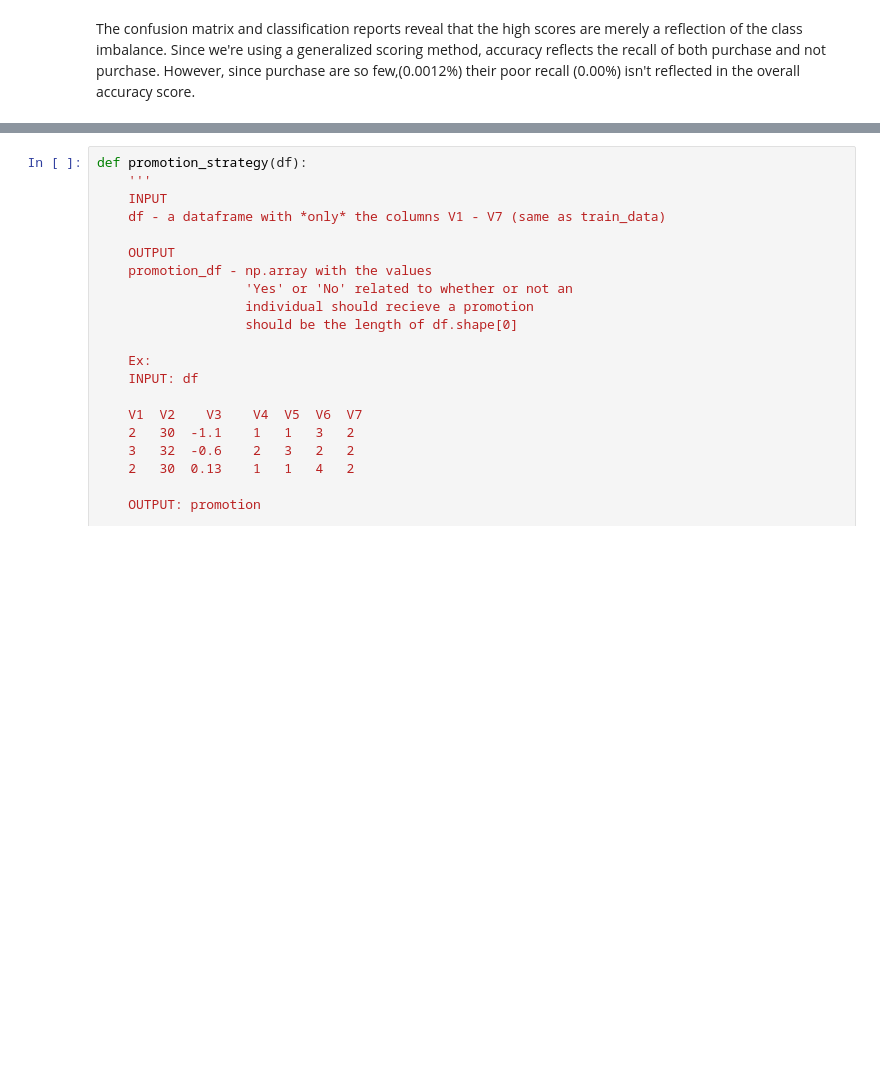
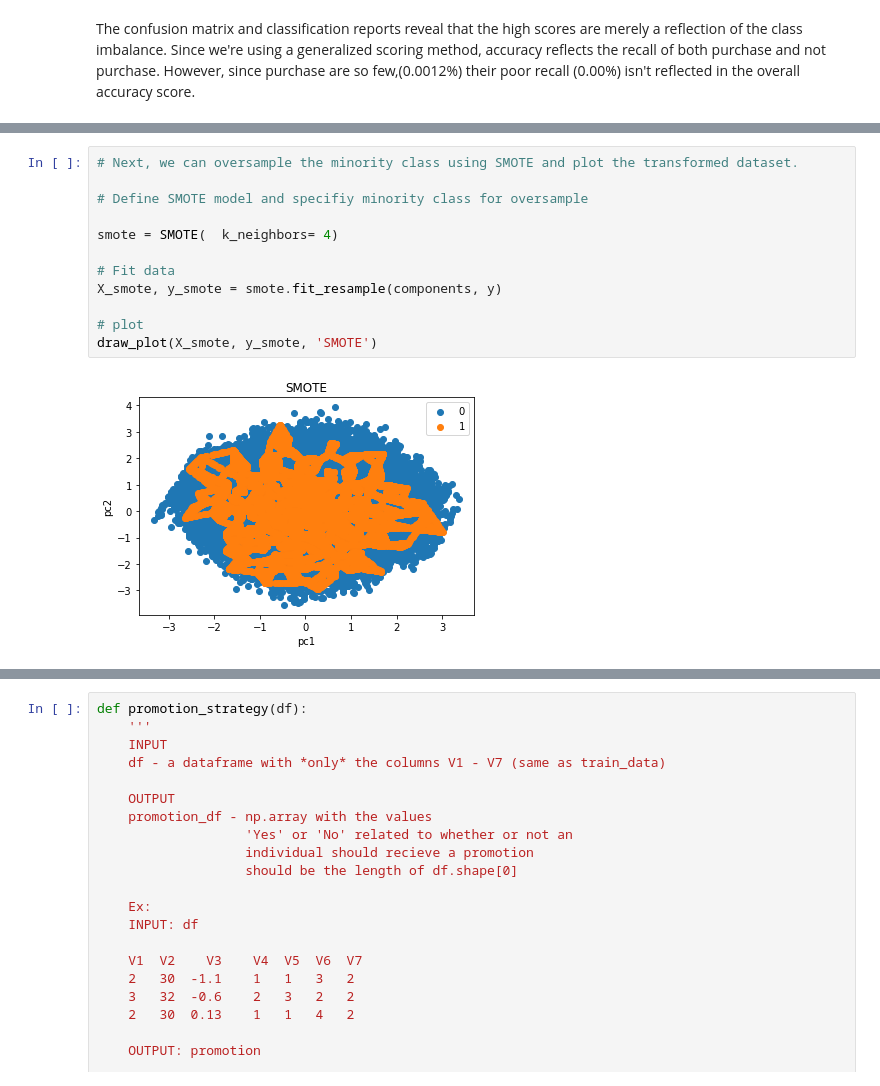
Before and after one commit to TeddyTessema/Starbucks-promotion-experiment, a Jupyter notebook: Starbucks.ipynb, the cells around one changed output, grey strips where cells are left out. Drawn from its saved outputs; the diff is of its cells as text; blank space fills up the shorter version.

```diff
--- a/Starbucks.ipynb
+++ b/Starbucks.ipynb
@@ -308,0 +398,14 @@ The confusion matrix and classification reports reveal that the high scores are
+# %%
+# Next, we can oversample the minority class using SMOTE and plot the transformed dataset.
+
+# Define SMOTE model and specifiy minority class for oversample
+
+smote = SMOTE(  k_neighbors= 4)
+
+# Fit data
+X_smote, y_smote = smote.fit_resample(components, y)
+
+# plot
+draw_plot(X_smote, y_smote, 'SMOTE')
+# %% [output]
+[figure, added]
```
Also changed, not shown: parts of 31 cells of this notebook.
